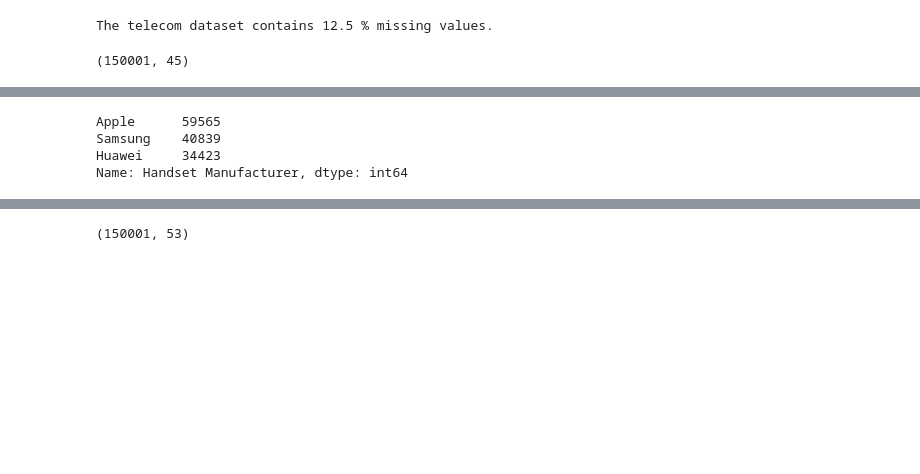
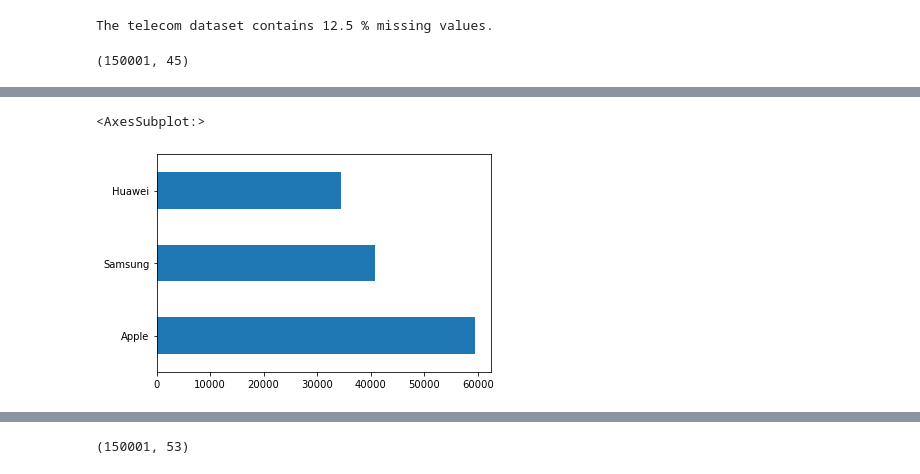
Before and after one commit to nebasam/Telecom_Data_Analysis, a Jupyter notebook: TelecomDataAnalysis.ipynb, the cells around one changed output, grey strips where cells are left out. Cells and saved outputs as stored; diff of their text form; code cells hidden in the pictures; blank space fills up the shorter version.

```diff
--- a/TelecomDataAnalysis.ipynb
+++ b/TelecomDataAnalysis.ipynb
@@ -86,12 +78,11 @@ Name: Handset Type, dtype: int64
 # %%
 #
 n = 3
 df_clean['Handset Manufacturer'].value_counts()[:n]
+df_clean['Handset Manufacturer'].value_counts()[:n].plot(kind='barh')
 # %% [output]
-Apple      59565
-Samsung    40839
-Huawei     34423
-Name: Handset Manufacturer, dtype: int64
+<AxesSubplot:>
+[figure, added]
 # %%
 #  identify the top 5 handsets per top 3 handset manufacturer
 
```
Also changed, not shown: parts of 9 cells of this notebook.
